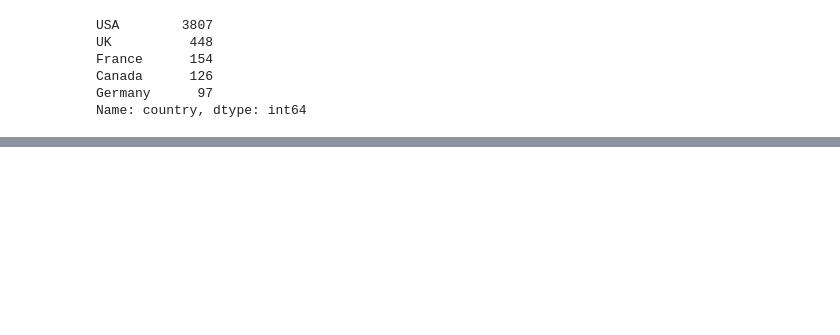
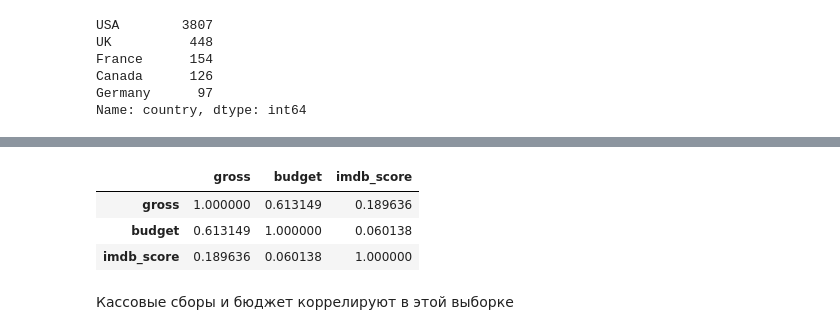
Before and after one commit to annulet/matstat, a Jupyter notebook: project.ipynb, the cells around one changed output, grey strips where cells are left out. Drawn from its saved outputs; the diff is of its cells as text; code cells hidden in the pictures; blank space fills up the shorter version.

```diff
--- a/project.ipynb
+++ b/project.ipynb
@@ -248,3 +261,12 @@ plt.show()
+# %%
+ds.corr()
+# %% [output]
+|  | gross | budget | imdb_score |
+| gross | 1.000000 | 0.613149 | 0.189636 |
+| budget | 0.613149 | 1.000000 | 0.060138 |
+| imdb_score | 0.189636 | 0.060138 | 1.000000 |
+# %% [markdown]
+Кассовые сборы и бюджет коррелируют в этой выборке
 # %%
 imdb['genres'].value_counts().head(20)
 # %% [output]
```
Also changed, not shown: parts of 7 cells of this notebook.
